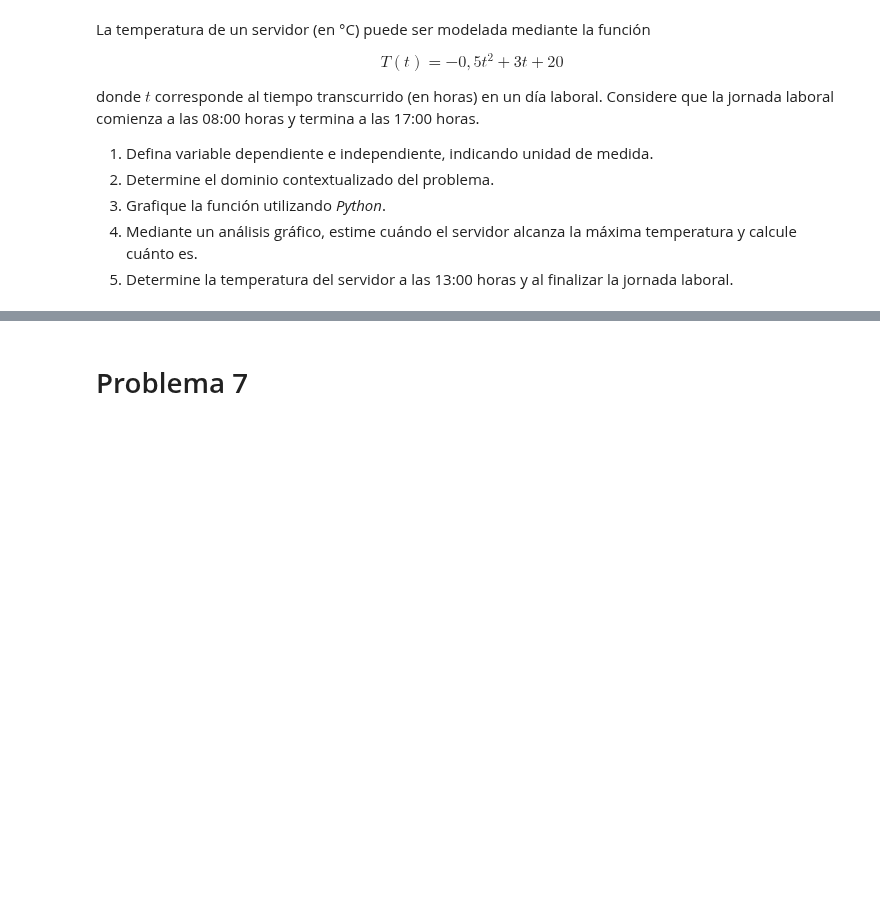
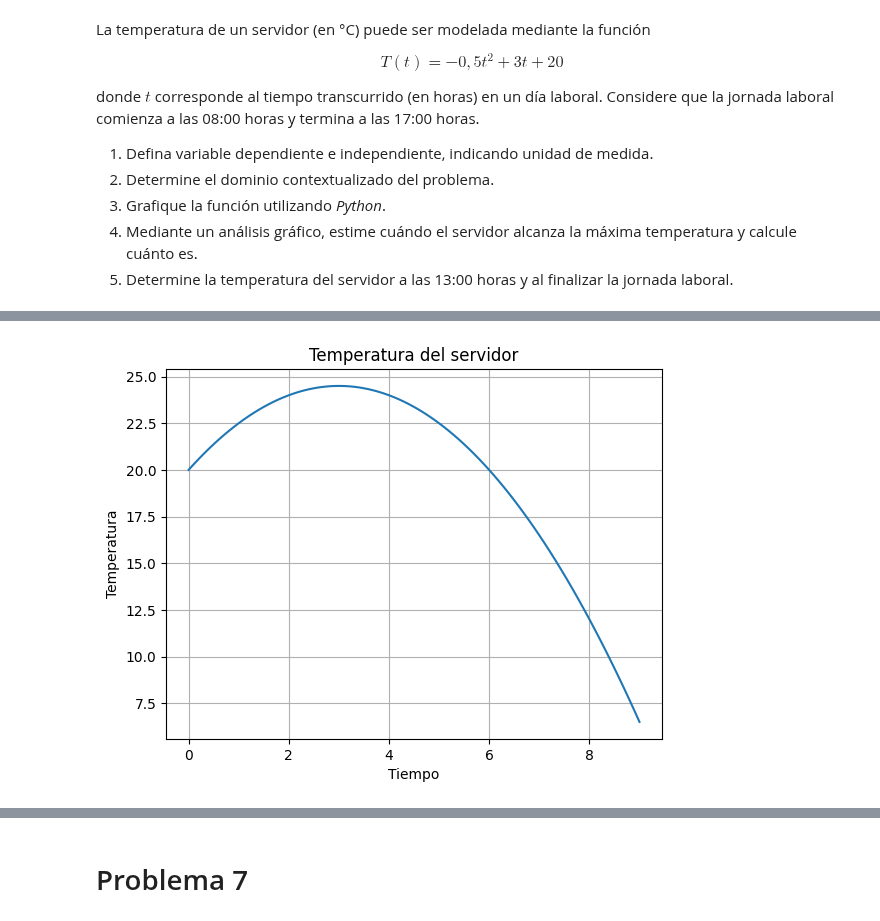
Before and after one commit to martcisternas/MatematicasAplicadas0, a Jupyter notebook: G1_Funciones.ipynb, the cells around one changed output, grey strips where cells are left out. Drawn from its saved outputs; the diff is of its cells as text; code cells hidden in the pictures; blank space fills up the shorter version.

Commit message:
Problema 6, pregunta 1,2,3,4 y 5 resueltas

```diff
--- a/G1_Funciones.ipynb
+++ b/G1_Funciones.ipynb
@@ -108,0 +149,19 @@ donde $t$ corresponde al tiempo transcurrido (en horas) en un día laboral. Cons
+# %%
+#Pregunta 3
+import matplotlib.pyplot as plt
+import numpy as np
+
+def T(t):
+    return -0.5 * t**2 + 3*t + 20
+
+x =np.arange(0,9.1,0.1)
+
+#Graficar:
+plt.plot(x,T(x) )   #plt.plot(x,funcion a graficar(x))
+plt.title('Temperatura del servidor')   #título
+plt.xlabel('Tiempo')      #Eje x
+plt.ylabel('Temperatura')       #Eje y
+plt.grid()       #Cuadrícula
+plt.show()
+# %% [output]
+[figure, added]
```
Also changed, not shown: parts of 7 cells of this notebook.
